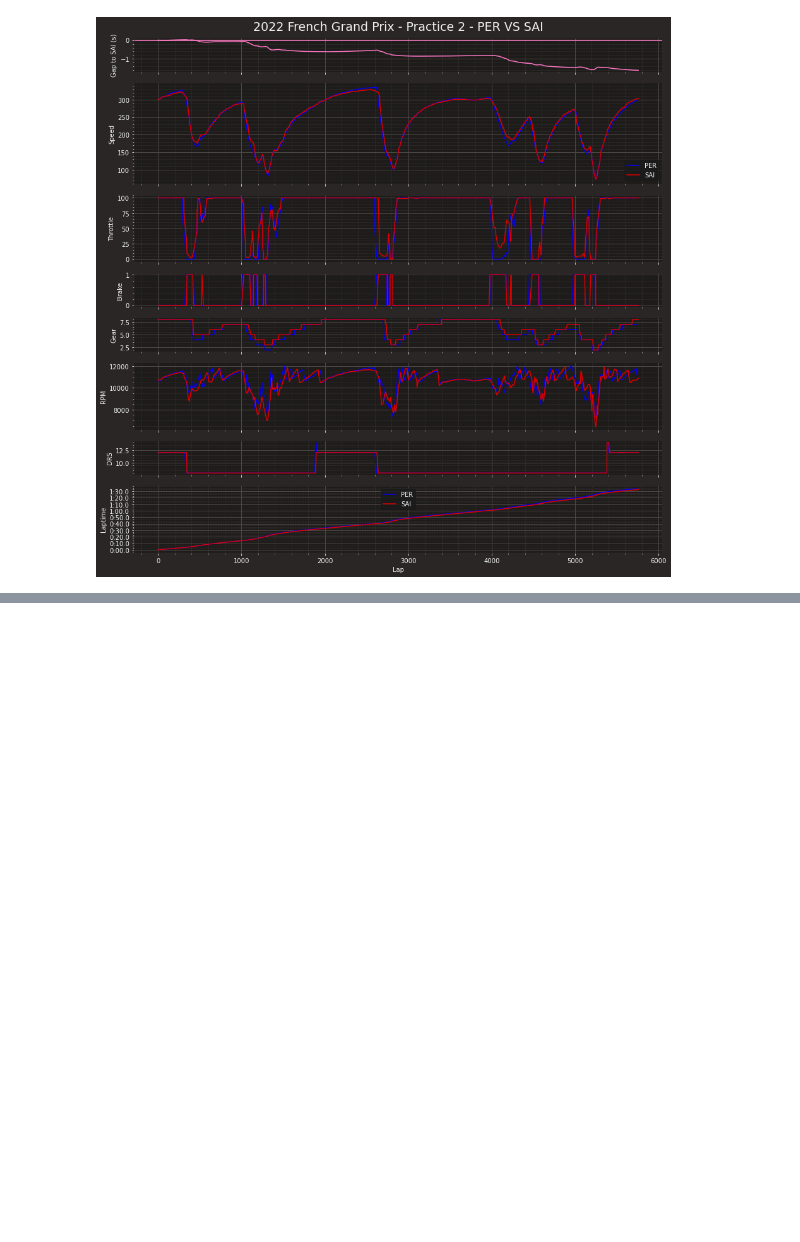
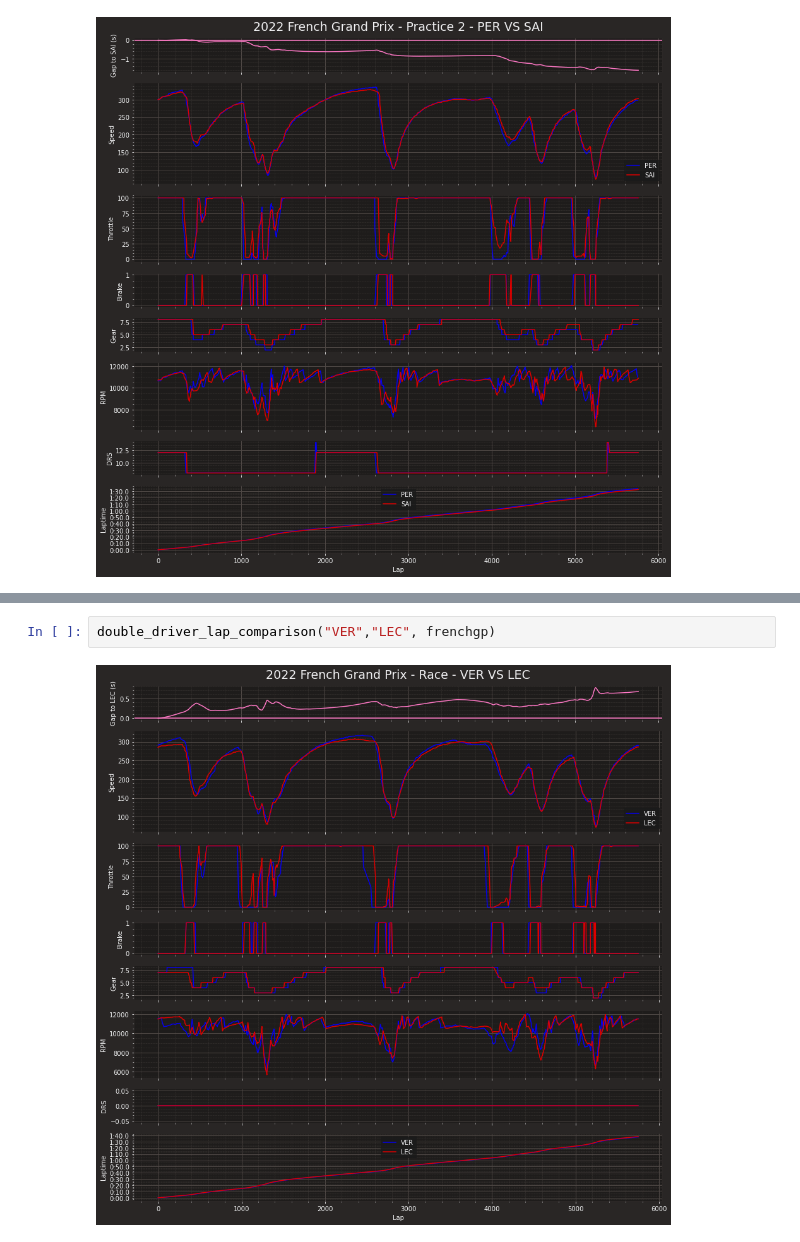
Before and after one commit to CamStevens15/F1_2022_race_analytics, a Jupyter notebook: Code_Analysis/FrenchGP2022.ipynb, the cells around one changed output, grey strips where cells are left out. Drawn from its saved outputs; the diff is of its cells as text; blank space fills up the shorter version.

```diff
--- a/Code_Analysis/FrenchGP2022.ipynb
+++ b/Code_Analysis/FrenchGP2022.ipynb
@@ -102,0 +137,4 @@ double_driver_lap_comparison("PER","SAI", practice2)
+# %%
+double_driver_lap_comparison("VER","LEC", frenchgp)
+# %% [output]
+[figure, added]
```
Also changed, not shown: parts of 4 cells of this notebook.
